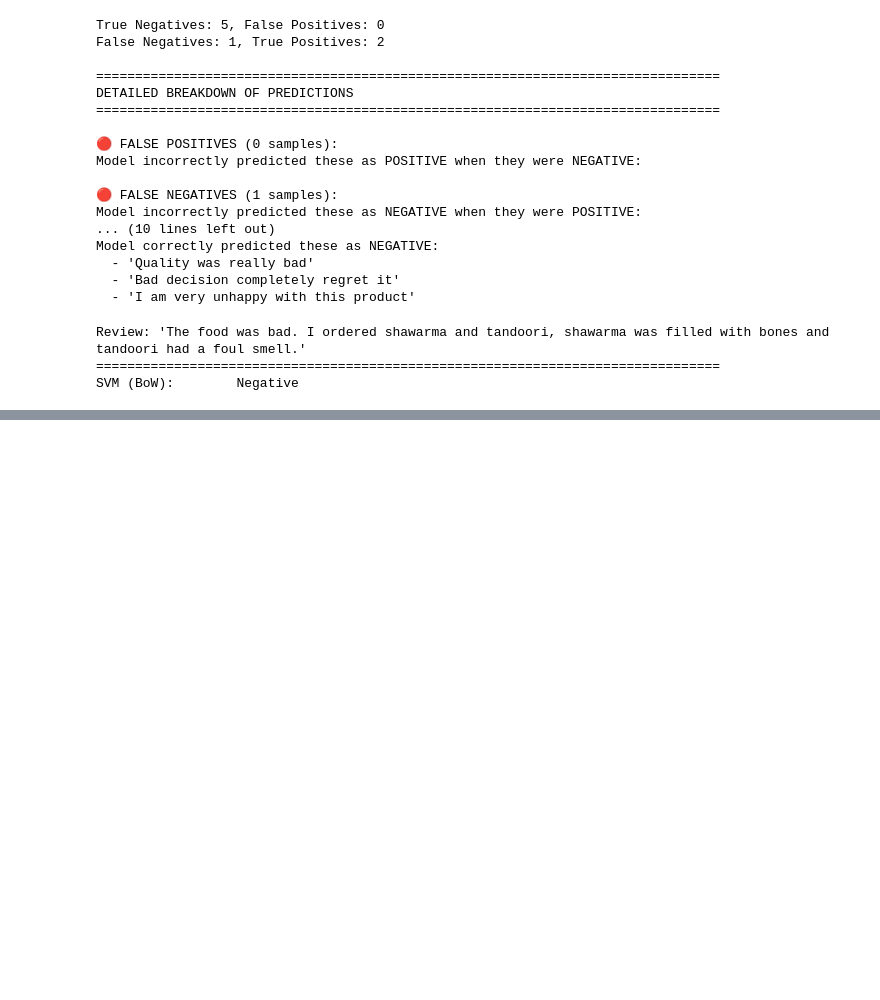
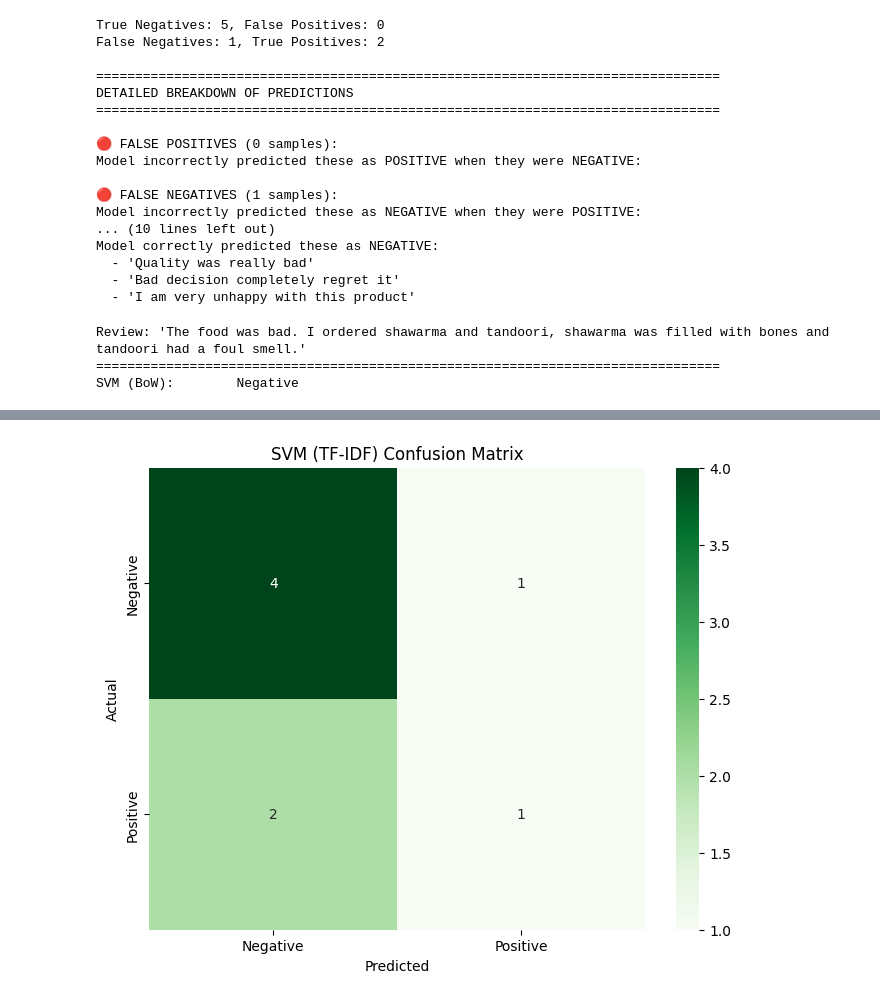
Before and after one commit to leogils333/ML_AI, a Jupyter notebook: Sentiment_Analysis_Mid_Project.ipynb, the cells around one changed output, grey strips where cells are left out. Cells and saved outputs as stored; diff of their text form; code cells hidden in the pictures; blank space fills up the shorter version.

```diff
--- a/Sentiment_Analysis_Mid_Project.ipynb
+++ b/Sentiment_Analysis_Mid_Project.ipynb
@@ -315,3 +315,94 @@ predict_sentiment(custom_review, show_all_models=False)
 Review: 'The food was bad. I ordered shawarma and tandoori, shawarma was filled with bones and tandoori had a foul smell.'
 ================================================================================
 SVM (BoW):        Negative
+# %%
+from sklearn.feature_extraction.text import TfidfVectorizer
+from sklearn.svm import SVC
+from sklearn.metrics import accuracy_score, classification_report, confusion_matrix
+import seaborn as sns
+import matplotlib.pyplot as plt
+
+# Create TF-IDF vectorizer
+# TF-IDF (Term Frequency-Inverse Document Frequency) Vectorization:
+# This technique converts text to numerical features, giving more weight to
+# important words and less weight to common words.
+# TF (Term Frequency): How often a word appears in a document
+# IDF (Inverse Document Frequency): How rare/important a word is across all documents
+# max_features=100: Limits vocabulary to 100 most important features
+# stop_words='english': Removes common English words that don't carry sentiment
+# ngram_range=(1, 2): Includes both single words and word pairs
+# min_df=2: Ignores words that appear in fewer than 2 documents
+# max_df=0.8: Ignores words that appear in more than 80% of documents
+tfidf_vectorizer = TfidfVectorizer(
+    max_features=100,
+    stop_words='english',
+    ngram_range=(1, 2),
+    min_df=2,
+    max_df=0.8
+)
+
+# Transform text to TF-IDF feature vectors
+# fit_transform(): Learns vocabulary from training data and converts to TF-IDF vectors
+# transform(): Uses learned vocabulary to convert test data
+X_train_tfidf = tfidf_vectorizer.fit_transform(X_train)
+X_test_tfidf = tfidf_vectorizer.transform(X_test)
+
+print(f"TF-IDF Feature matrix shape: {X_train_tfidf.shape}")
+print(f"Number of unique features: {len(tfidf_vectorizer.get_feature_names_out())}")
+print(f"\nTop 100 TF-IDF features (words):")
+print(tfidf_vectorizer.get_feature_names_out()[:100])
+
+# Train SVM with TF-IDF
+# SVM (Support Vector Machine) Model Creation:
+# SVC creates a classifier that finds the optimal boundary between sentiments
+# kernel='linear': Uses linear decision boundary (works well for text)
+# random_state=42: Ensures reproducible results
+svm_tfidf = SVC(kernel='linear', random_state=42)
+
+# Model Training:
+# fit() trains the SVM on TF-IDF vectors and their sentiment labels
+# The model learns which TF-IDF patterns indicate positive vs negative sentiment
+svm_tfidf.fit(X_train_tfidf, y_train)
+
+# Evaluate the model
+# predict(): Uses trained model to predict sentiments for test data
+y_pred_tfidf = svm_tfidf.predict(X_test_tfidf)
+
+# Accuracy Calculation:
+# Compares predictions with actual labels to measure performance
+accuracy_tfidf = accuracy_score(y_test, y_pred_tfidf)
+
+print(f"\nSVM (TF-IDF) Accuracy: {accuracy_tfidf:.4f}")
+
+# Classification Report:
+# Shows precision, recall, F1-score for each sentiment class
+# Precision: Of predicted positives/negatives, how many were correct?
+# Recall: Of actual positives/negatives, how many did we find?
+# F1-score: Balanced measure combining precision and recall
+print("\nClassification Report:")
+print(classification_report(y_test, y_pred_tfidf, target_names=['Negative', 'Positive']))
+
+# Generate confusion matrix
+cm_tfidf = confusion_matrix(y_test, y_pred_tfidf)
+
+# Plot Confusion Matrix
+plt.figure(figsize=(8, 6))
+sns.heatmap(cm_tfidf, annot=True, fmt='d', cmap='Greens',
+            xticklabels=['Negative', 'Positive'],
+            yticklabels=['Negative', 'Positive'])
+plt.xlabel('Predicted')
+plt.ylabel('Actual')
+plt.title('SVM (TF-IDF) Confusion Matrix')
+plt.show()
+
+print(f"\nTrue Negatives: {cm_tfidf[0,0]}, False Positives: {cm_tfidf[0,1]}")
+print(f"False Negatives: {cm_tfidf[1,0]}, True Positives: {cm_tfidf[1,1]}")
+
+# Compare BoW vs TF-IDF
+print("\n" + "="*80)
+print("COMPARISON: BoW vs TF-IDF")
+print("="*80)
+print(f"BoW Accuracy:    {accuracy_bow:.4f}")
+print(f"TF-IDF Accuracy: {accuracy_tfidf:.4f}")
+print(f"Difference:      {abs(accuracy_tfidf - accuracy_bow):.4f}")
+# %% [output]
@@ -317,0 +428 @@ SVM (BoW):        Negative
+[figure, added]
```
Also changed, not shown: parts of 1 cell of this notebook.
